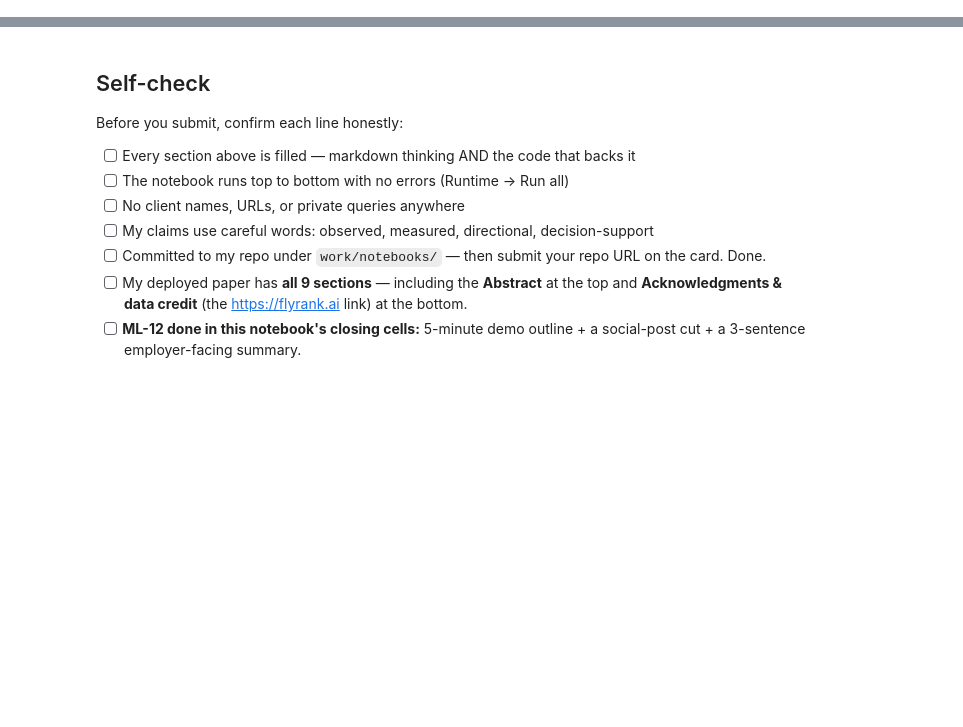
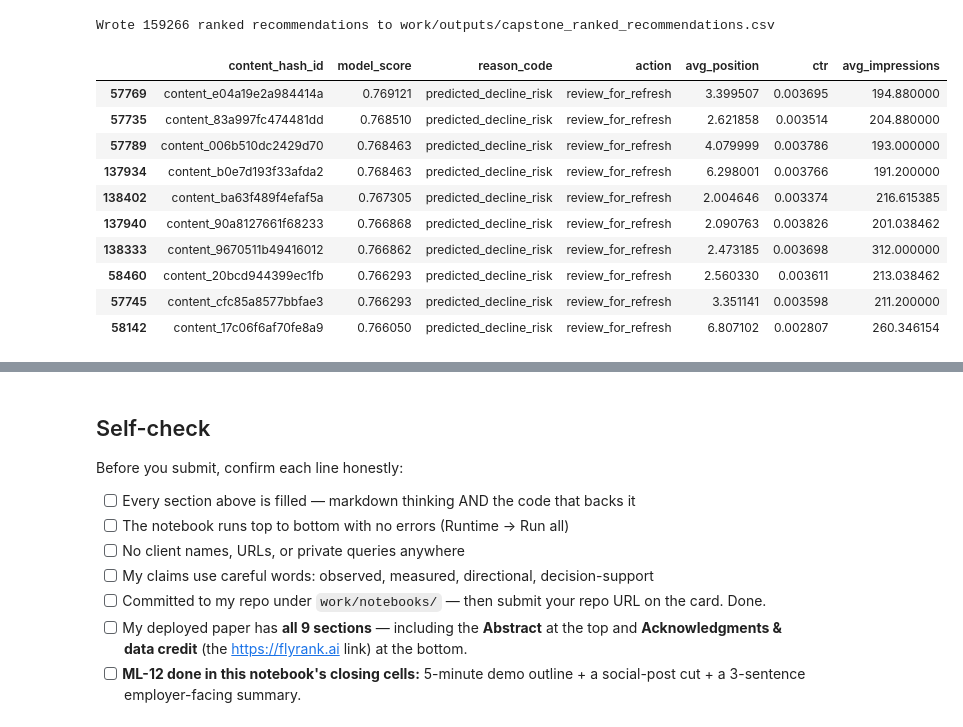
Before and after one commit to Allah-Bakhsh/flyrank-ml-internship-week1, a Jupyter notebook: work/notebooks/capstone.ipynb, the cells around one changed output, grey strips where cells are left out. Saved outputs shown, nothing was run; the diff lists cells and outputs as text; code cells hidden in the pictures; blank space fills up the shorter version.

```diff
--- a/work/notebooks/capstone.ipynb
+++ b/work/notebooks/capstone.ipynb
@@ -36,0 +234,30 @@ This skeleton is yours to fill. Work the sections **in order** — each one has
+# %%
+# Score the FULL dataset with the honest model (not just test set) for the action playbook
+X_full = data[honest_feature_cols].fillna(0)
+data["model_score"] = model2.predict_proba(X_full)[:, 1]
+
+data["reason_code"] = np.where(data["model_score"] > 0.5, "predicted_decline_risk", "stable_or_improving")
+data["action"] = np.where(data["model_score"] > 0.5, "review_for_refresh", "no_action_needed")
+
+ranked = data.sort_values("model_score", ascending=False)[
+    ["content_hash_id", "model_score", "reason_code", "action", "avg_position", "ctr", "avg_impressions"]
+]
+
+import os
+os.makedirs("work/outputs", exist_ok=True)
+ranked.to_csv("work/outputs/capstone_ranked_recommendations.csv", index=False)
+print(f"Wrote {len(ranked)} ranked recommendations to work/outputs/capstone_ranked_recommendations.csv")
+ranked.head(10)
+# %% [output]
+Wrote 159266 ranked recommendations to work/outputs/capstone_ranked_recommendations.csv
+|  | content_hash_id | model_score | reason_code | action | avg_position | ctr | avg_impressions |
+| 57769 | content_e04a19e2a984414a | 0.769121 | predicted_decline_risk | review_for_refresh | 3.399507 | 0.003695 | 194.880000 |
+| 57735 | content_83a997fc474481dd | 0.768510 | predicted_decline_risk | review_for_refresh | 2.621858 | 0.003514 | 204.880000 |
+| 57789 | content_006b510dc2429d70 | 0.768463 | predicted_decline_risk | review_for_refresh | 4.079999 | 0.003786 | 193.000000 |
+| 137934 | content_b0e7d193f33afda2 | 0.768463 | predicted_decline_risk | review_for_refresh | 6.298001 | 0.003766 | 191.200000 |
+| 138402 | content_ba63f489f4efaf5a | 0.767305 | predicted_decline_risk | review_for_refresh | 2.004646 | 0.003374 | 216.615385 |
+| 137940 | content_90a8127661f68233 | 0.766868 | predicted_decline_risk | review_for_refresh | 2.090763 | 0.003826 | 201.038462 |
+| 138333 | content_9670511b49416012 | 0.766862 | predicted_decline_risk | review_for_refresh | 2.473185 | 0.003698 | 312.000000 |
+| 58460 | content_20bcd944399ec1fb | 0.766293 | predicted_decline_risk | review_for_refresh | 2.560330 | 0.003611 | 213.038462 |
+| 57745 | content_cfc85a8577bbfae3 | 0.766293 | predicted_decline_risk | review_for_refresh | 3.351141 | 0.003598 | 211.200000 |
+| 58142 | content_17c06f6af70fe8a9 | 0.766050 | predicted_decline_risk | review_for_refresh | 6.807102 | 0.002807 | 260.346154 |
```
Also changed, not shown: parts of 26 cells of this notebook.
